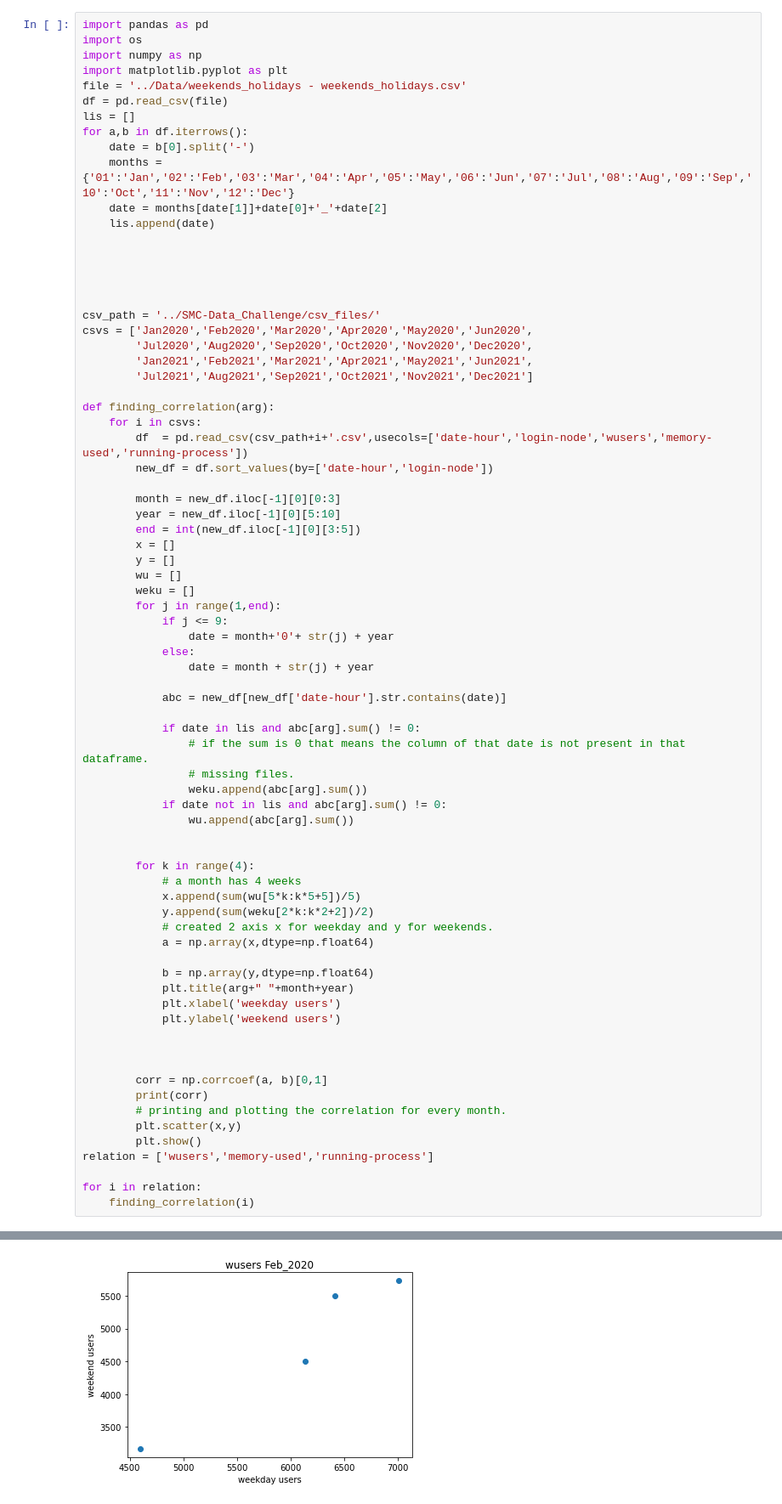
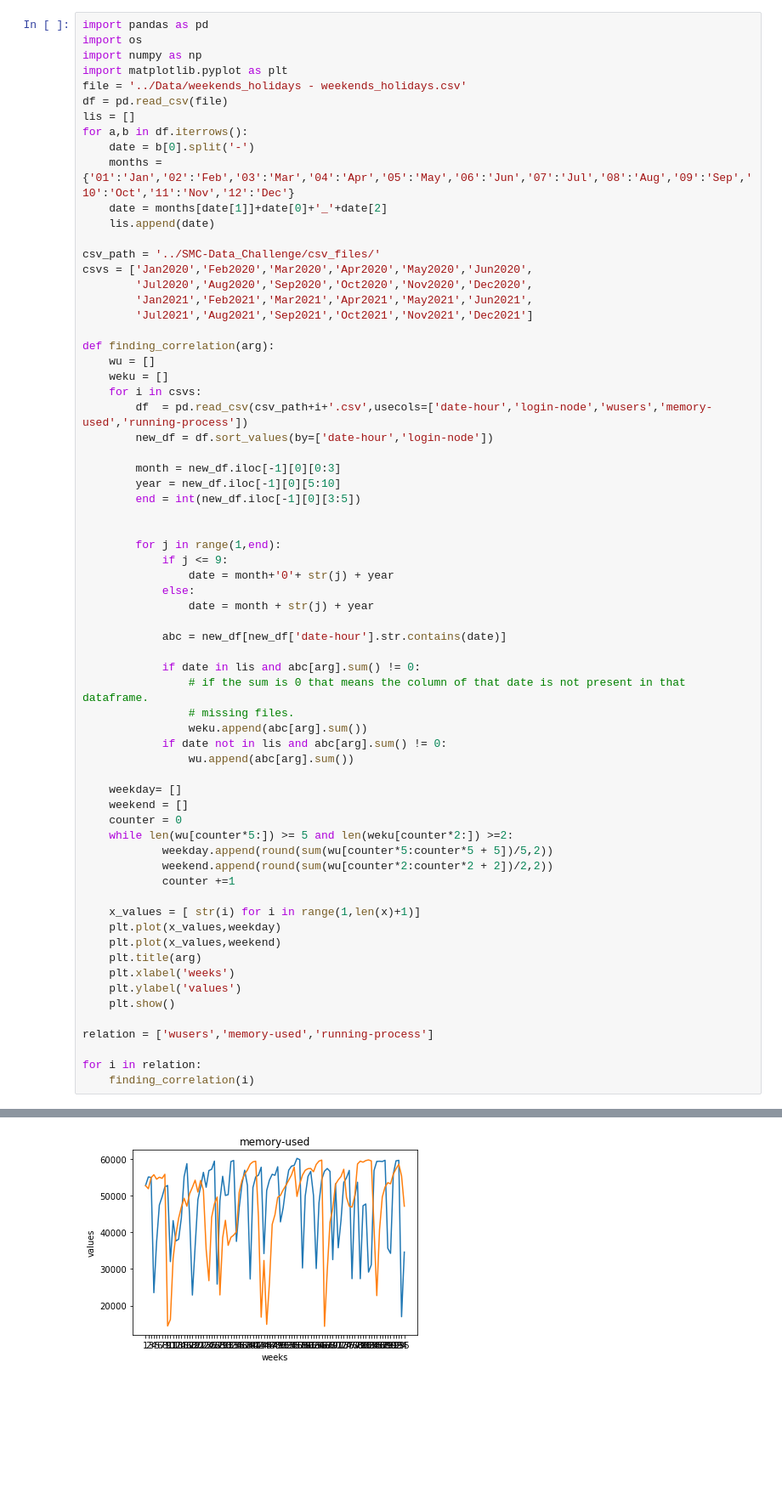
Before and after one commit to shubhamrastogi1810/SMC-Data_Challenge, a Jupyter notebook: Correlation.ipynb, the cells around one changed output, grey strips where cells are left out. Shown at 85% size. Cells and saved outputs as stored; diff of their text form; blank space fills up the shorter version.

Commit message:
created 3 graphs of correlation users,memory-used,running-process.

```diff
--- a/Correlation.ipynb
+++ b/Correlation.ipynb
@@ -12,10 +12,6 @@ for a,b in df.iterrows():
     date = months[date[1]]+date[0]+'_'+date[2]
     lis.append(date)
 
-
-
-
-
 csv_path = '../SMC-Data_Challenge/csv_files/'
 csvs = ['Jan2020','Feb2020','Mar2020','Apr2020','May2020','Jun2020',
         'Jul2020','Aug2020','Sep2020','Oct2020','Nov2020','Dec2020',
@@ -23,6 +19,8 @@ csvs = ['Jan2020','Feb2020','Mar2020','Apr2020','May2020','Jun2020',
         'Jul2021','Aug2021','Sep2021','Oct2021','Nov2021','Dec2021']
 
 def finding_correlation(arg):
+    wu = []
+    weku = []
     for i in csvs:
         df  = pd.read_csv(csv_path+i+'.csv',usecols=['date-hour','login-node','wusers','memory-used','running-process'])
         new_df = df.sort_values(by=['date-hour','login-node'])
@@ -30,10 +28,8 @@ def finding_correlation(arg):
         month = new_df.iloc[-1][0][0:3]
         year = new_df.iloc[-1][0][5:10]
         end = int(new_df.iloc[-1][0][3:5])
-        x = []
-        y = []
-        wu = []
-        weku = []
+
+
         for j in range(1,end):
             if j <= 9:
                 date = month+'0'+ str(j) + year
@@ -49,26 +45,22 @@ def finding_correlation(arg):
             if date not in lis and abc[arg].sum() != 0:
                 wu.append(abc[arg].sum())
 
+    weekday= []
+    weekend = []
+    counter = 0
+    while len(wu[counter*5:]) >= 5 and len(weku[counter*2:]) >=2:
+            weekday.append(round(sum(wu[counter*5:counter*5 + 5])/5,2))
+            weekend.append(round(sum(wu[counter*2:counter*2 + 2])/2,2))
+            counter +=1
 
-        for k in range(4):
-            # a month has 4 weeks
-            x.append(sum(wu[5*k:k*5+5])/5)
-            y.append(sum(weku[2*k:k*2+2])/2)
-            # created 2 axis x for weekday and y for weekends.
-            a = np.array(x,dtype=np.float64)
+    x_values = [ str(i) for i in range(1,len(x)+1)]
+    plt.plot(x_values,weekday)
+    plt.plot(x_values,weekend)
+    plt.title(arg)
+    plt.xlabel('weeks')
+    plt.ylabel('values')
+    plt.show()
 
-            b = np.array(y,dtype=np.float64)
-            plt.title(arg+" "+month+year)
-            plt.xlabel('weekday users')
-            plt.ylabel('weekend users')
-
-
-
-        corr = np.corrcoef(a, b)[0,1]
-        print(corr)
-        # printing and plotting the correlation for every month.
-        plt.scatter(x,y)
-        plt.show()
 relation = ['wusers','memory-used','running-process']
 
 for i in relation:
@@ -80 +70 @@ for i in relation:
-[figure, old version]
+[figure, new version]
```
Also changed, not shown: parts of 1 cell of this notebook.
